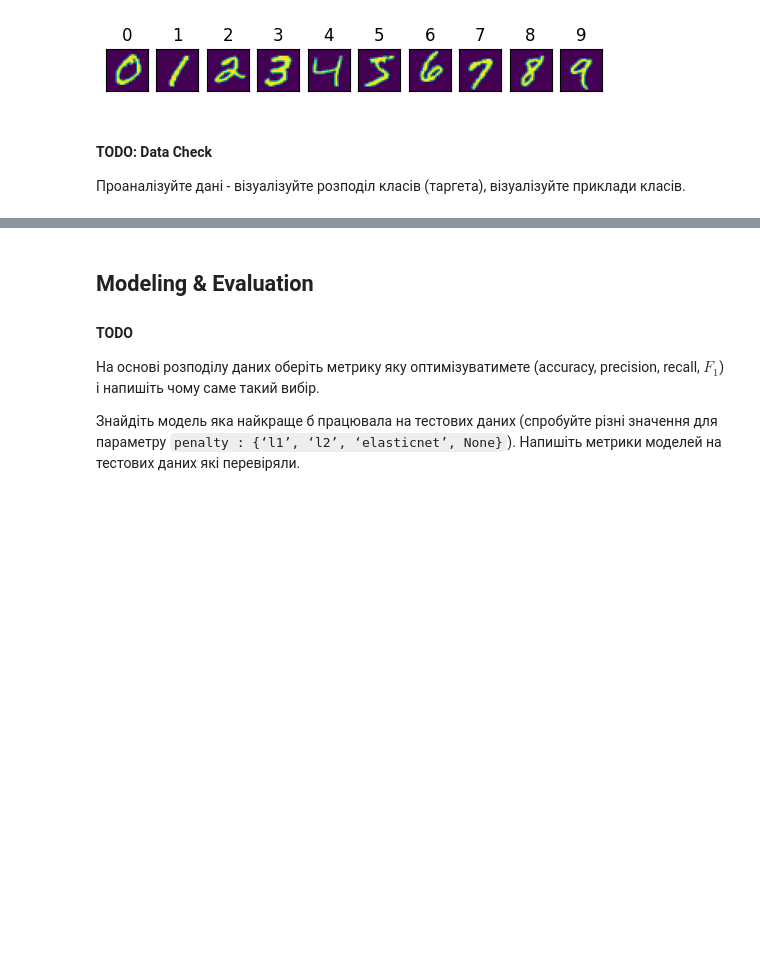
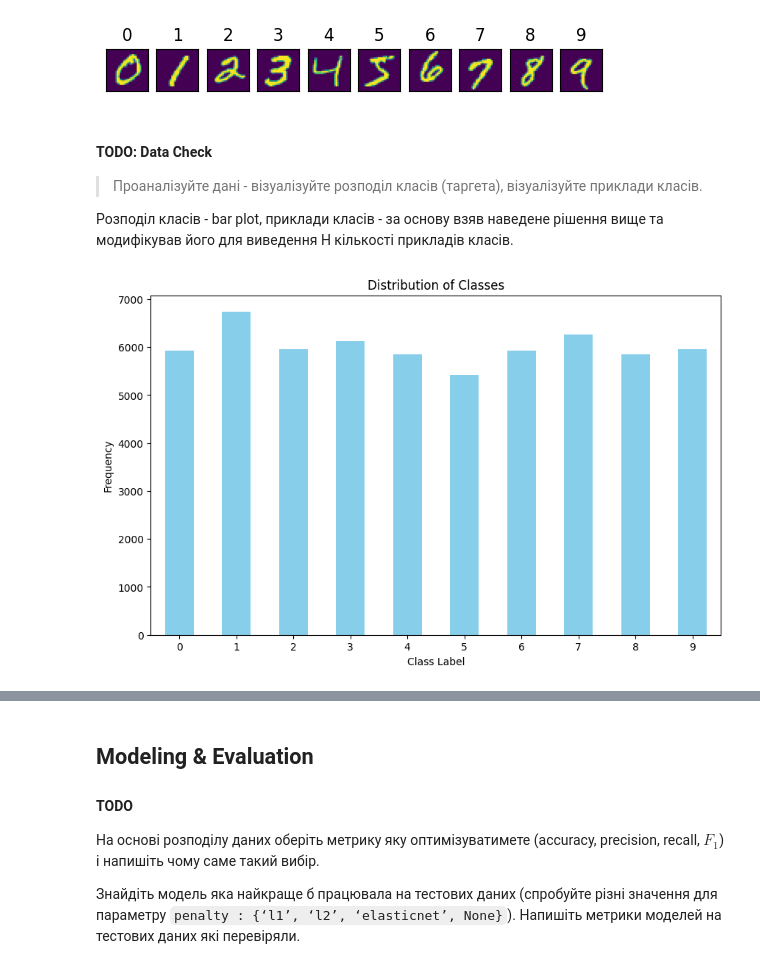
Before and after one commit to edgeemer/hillel_ml_2025, a Jupyter notebook: Unit 4. Linear regression & logistic regression/homework_submission.ipynb, the cells around one changed output, grey strips where cells are left out. Cells and saved outputs as stored; diff of their text form; code cells hidden in the pictures; blank space fills up the shorter version.

```diff
--- a/Unit 4. Linear regression & logistic regression/homework_submission.ipynb
+++ b/Unit 4. Linear regression & logistic regression/homework_submission.ipynb
@@ -13,7 +22,7 @@ warnings.filterwarnings(action="ignore")
 # %% [markdown]
 ## Data Load and Visualizations
 # %%
-df = pd.read_csv(os.path.join("data", "mnist_train.csv"))  # Зчитуємо навчальні дані з CSV файлу
+df = pd.read_csv(os.path.join("/content", "mnist_train.csv"))  # Зчитуємо навчальні дані з CSV файлу
 print(df.shape)  # Виводимо розмір таблиці
 df.head()  # Виводимо перші декілька записів
 # %% [output]
@@ -72,4 +81,17 @@ for i in range(10):
 # %% [markdown]
 #### TODO: Data Check
 
-Проаналізуйте дані - візуалізуйте розподіл класів (таргета), візуалізуйте приклади класів.
+> Проаналізуйте дані - візуалізуйте розподіл класів (таргета), візуалізуйте приклади класів.
+
+Розподіл класів - bar plot, приклади класів - за основу взяв наведене рішення вище та модифікував його для виведення Н кількості прикладів класів.
+# %%
+# Visualize the distribution of classes (target)
+plt.figure(figsize=(10, 6))
+df['label'].value_counts().sort_index().plot(kind='bar', color='skyblue')
+plt.title('Distribution of Classes')
+plt.xlabel('Class Label')
+plt.ylabel('Frequency')
+plt.xticks(rotation=0)
+plt.show()
+# %% [output]
+[figure, added]
```
Also changed, not shown: parts of 10 cells of this notebook.
